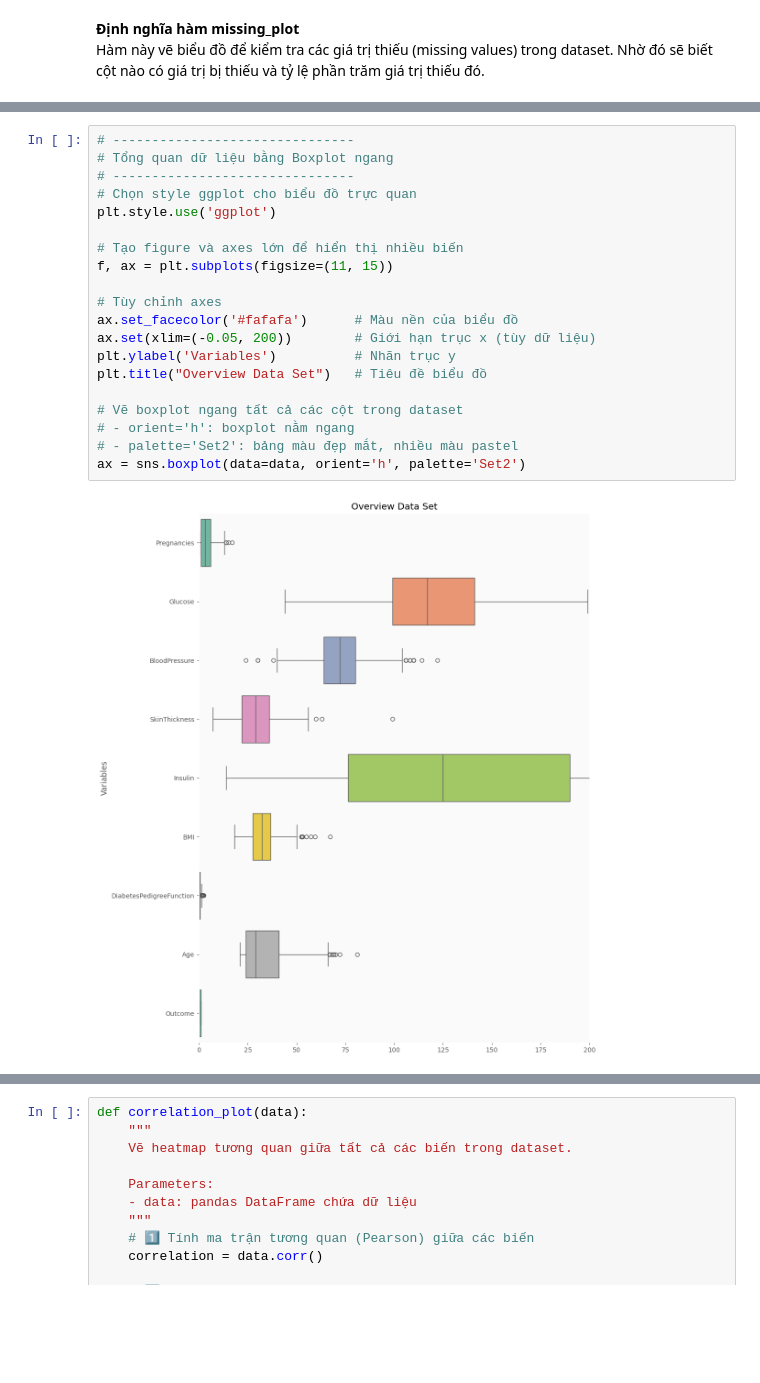
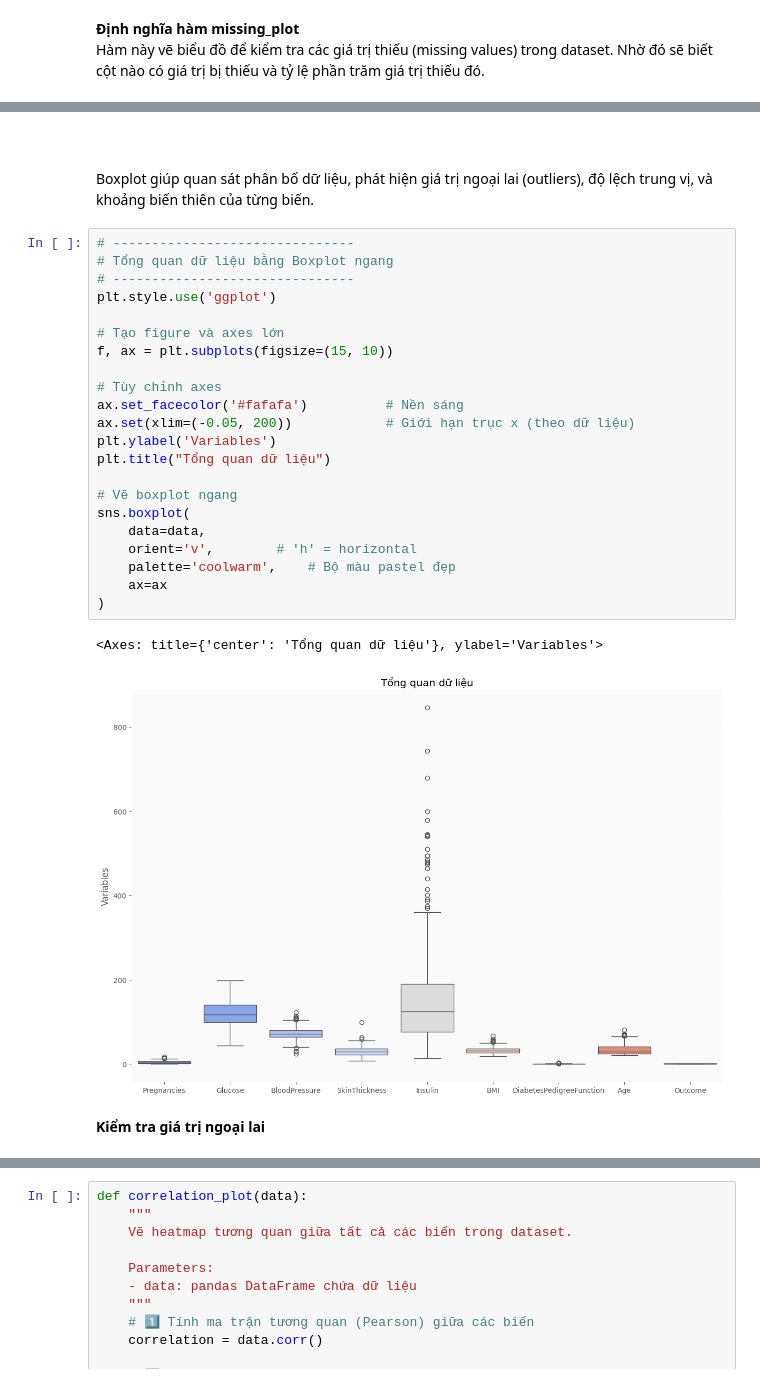
Before and after one commit to nguyenthithuylinh-ship-it/Diabetes_Project, a Jupyter notebook: Exploratory_Data_Analysis.ipynb, the cells around one changed output, grey strips where cells are left out. Cells and saved outputs as stored; diff of their text form; blank space fills up the shorter version.

```diff
--- a/Exploratory_Data_Analysis.ipynb
+++ b/Exploratory_Data_Analysis.ipynb
@@ -226,22 +238,31 @@ missing_plot(data, data.columns)
+# %% [markdown]
+<br>
+# %% [markdown]
+Boxplot giúp quan sát phân bố dữ liệu, phát hiện giá trị ngoại lai (outliers), độ lệch trung vị, và khoảng biến thiên của từng biến.
 # %%
 # -------------------------------
 # Tổng quan dữ liệu bằng Boxplot ngang
 # -------------------------------
-# Chọn style ggplot cho biểu đồ trực quan
 plt.style.use('ggplot')
 
-# Tạo figure và axes lớn để hiển thị nhiều biến
-f, ax = plt.subplots(figsize=(11, 15))
+# Tạo figure và axes lớn
+f, ax = plt.subplots(figsize=(15, 10))
 
 # Tùy chỉnh axes
-ax.set_facecolor('#fafafa')      # Màu nền của biểu đồ
-ax.set(xlim=(-0.05, 200))        # Giới hạn trục x (tùy dữ liệu)
-plt.ylabel('Variables')          # Nhãn trục y
-plt.title("Overview Data Set")   # Tiêu đề biểu đồ
+ax.set_facecolor('#fafafa')          # Nền sáng
+ax.set(xlim=(-0.05, 200))            # Giới hạn trục x (theo dữ liệu)
+plt.ylabel('Variables')
+plt.title("Tổng quan dữ liệu")
 
-# Vẽ boxplot ngang tất cả các cột trong dataset
-# - orient='h': boxplot nằm ngang
-# - palette='Set2': bảng màu đẹp mắt, nhiều màu pastel
-ax = sns.boxplot(data=data, orient='h', palette='Set2')
+# Vẽ boxplot ngang
+sns.boxplot(
+    data=data,
+    orient='v',        # 'h' = horizontal
+    palette='coolwarm',    # Bộ màu pastel đẹp
+    ax=ax
+)
 # %% [output]
+<Axes: title={'center': 'Tổng quan dữ liệu'}, ylabel='Variables'>
-[figure, old version]
+[figure, new version]
+# %% [markdown]
+**Kiểm tra giá trị ngoại lai**
```
Also changed, not shown: parts of 7 cells of this notebook.
